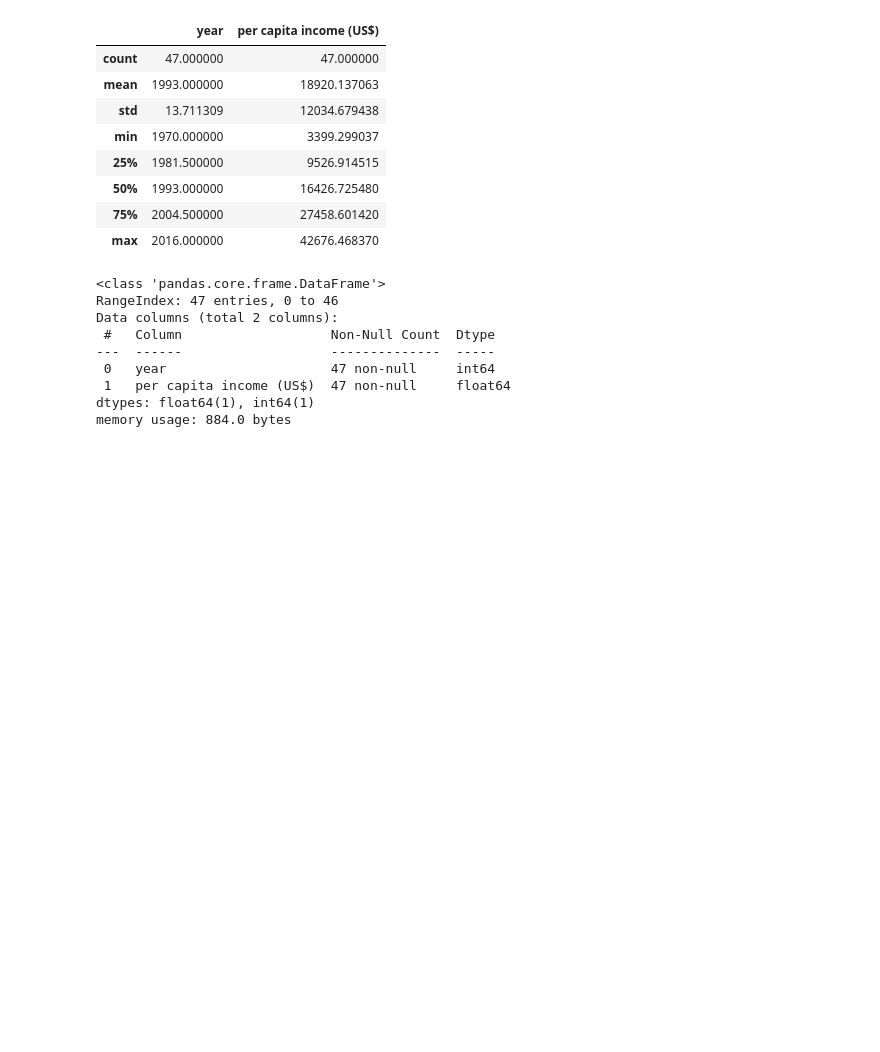
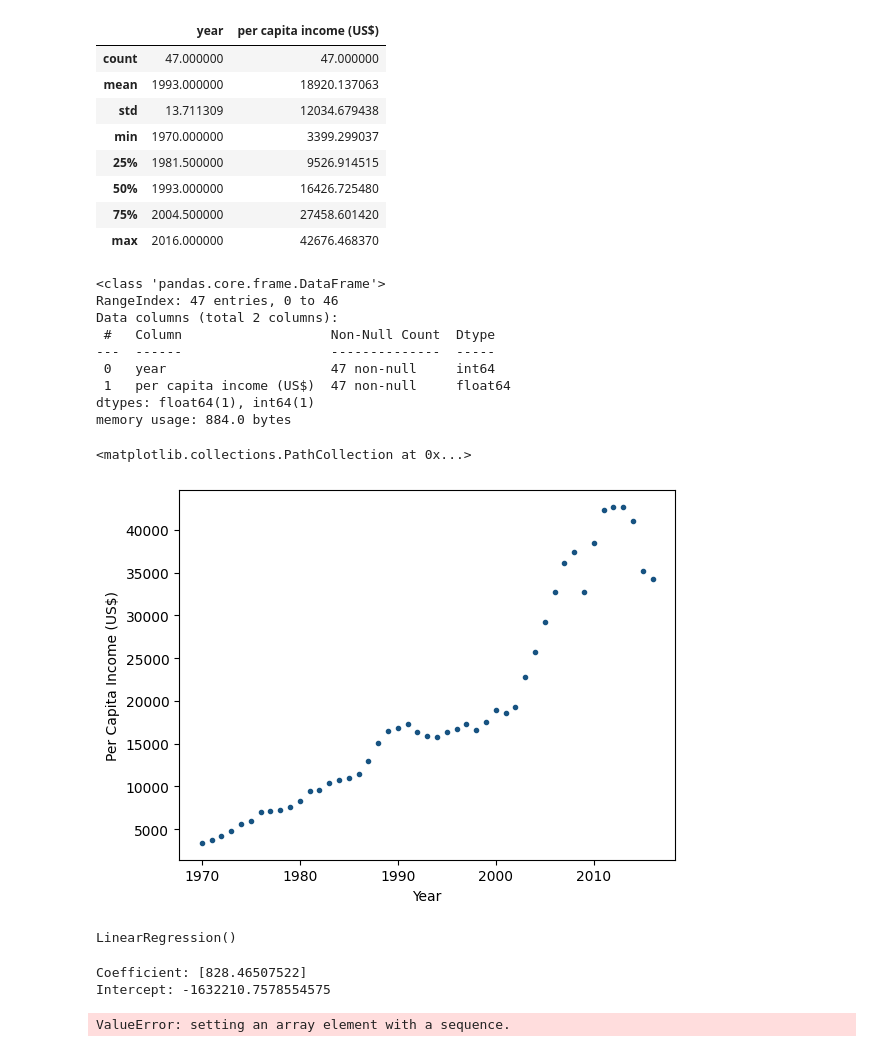
Before and after one commit to pb319/Stat_ML-Learning, a Jupyter notebook: Linear Regression.ipynb, the cells around one changed output. Cells and saved outputs as stored; diff of their text form; code cells hidden in the pictures; blank space fills up the shorter version.

Commit message:
Model Fitted

```diff
--- a/Linear Regression.ipynb
+++ b/Linear Regression.ipynb
@@ -37,3 +37,23 @@ Data columns (total 2 columns):
  1   per capita income (US$)  47 non-null     float64
 dtypes: float64(1), int64(1)
 memory usage: 884.0 bytes
+# %%
+# Scatter Plot
+%matplotlib inline
+plt.xlabel("Year")
+plt.ylabel("Per Capita Income (US$)")
+plt.scatter(ds.year, ds["per capita income (US$)"], c = "#175382", marker= ".")
+# %% [output]
+<matplotlib.collections.PathCollection at 0x...>
+[figure, added]
+# %%
+lin_reg = linear_model.LinearRegression()
+lin_reg.fit(ds[["year"]],ds["per capita income (US$)"])
+# %% [output]
+LinearRegression()
+# %%
+print(f"Coefficient: {lin_reg.coef_}")
+print(f"Intercept: {lin_reg.intercept_}")
+# %% [output]
+Coefficient: [828.46507522]
+Intercept: -1632210.7578554575
@@ -39,0 +62,4 @@ memory usage: 884.0 bytes
+# %%
+lin_reg.predict(pr["year"])
+# %% [output]
+ValueError: setting an array element with a sequence.
```
Also changed, not shown: parts of 1 cell of this notebook.
